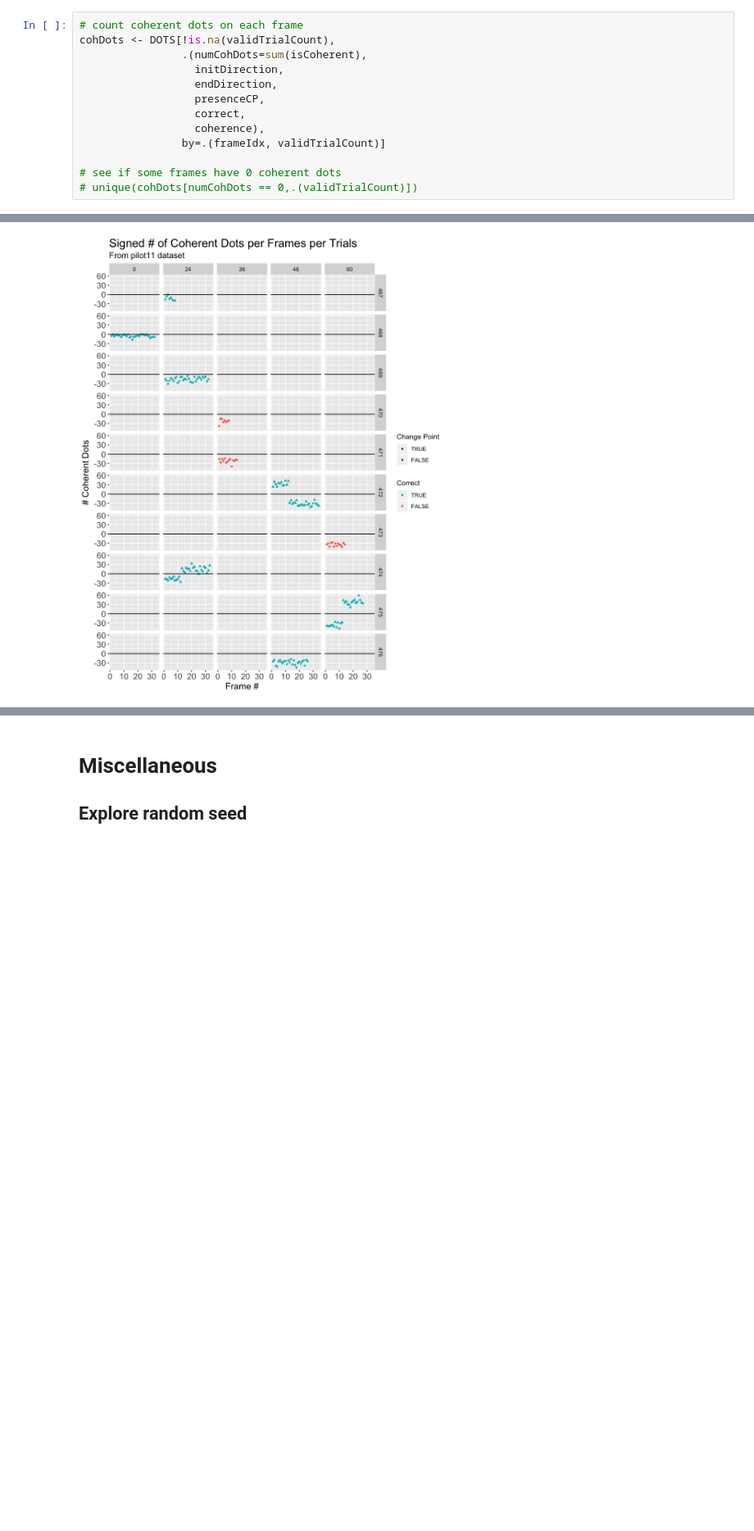
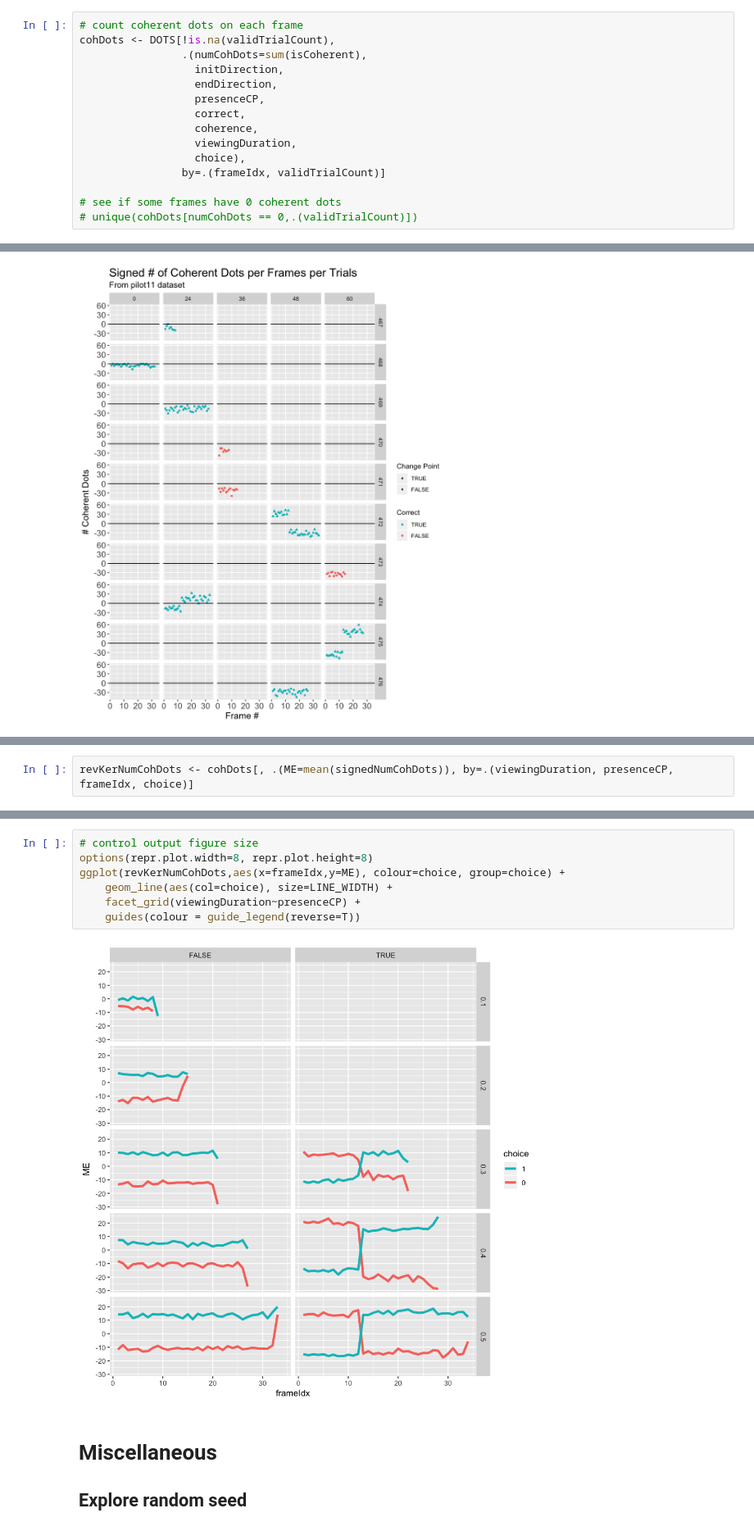
Before and after one commit to TheGoldLab/Analysis_SingleCP_DotsReversal, a Jupyter notebook: Jupyter/pilot11.ipynb, the cells around one changed output, grey strips where cells are left out. Shown at 82% size. Drawn from its saved outputs; the diff is of its cells as text; blank space fills up the shorter version.

Commit message:
reverse kernels (attempt 1) with signed numCohDots

```diff
--- a/Jupyter/pilot11.ipynb
+++ b/Jupyter/pilot11.ipynb
@@ -1007,7 +1012,9 @@ cohDots <- DOTS[!is.na(validTrialCount),
                   endDirection,
                   presenceCP,
                   correct,
-                  coherence),
+                  coherence,
+                  viewingDuration,
+                  choice),
                 by=.(frameIdx, validTrialCount)]
 
 # see if some frames have 0 coherent dots
@@ -1072,0 +1085,2 @@ ggplot(cohDots[validTrialCount > 466], aes(x=frameIdx, y=signedNumCohDots)) +
+# %%
+revKerNumCohDots <- cohDots[, .(ME=mean(signedNumCohDots)), by=.(viewingDuration, presenceCP, frameIdx, choice)]
@@ -1073,3 +1097,12 @@ ggplot(cohDots[validTrialCount > 466], aes(x=frameIdx, y=signedNumCohDots)) +
+# %%
+# control output figure size
+options(repr.plot.width=8, repr.plot.height=8)
+ggplot(revKerNumCohDots,aes(x=frameIdx,y=ME), colour=choice, group=choice) +
+    geom_line(aes(col=choice), size=LINE_WIDTH) +
+    facet_grid(viewingDuration~presenceCP) +
+    guides(colour = guide_legend(reverse=T))
+# %% [output]
+[figure, added]
 # %% [markdown]
 # Miscellaneous
 ##  Explore random seed
```
Also changed, not shown: parts of 5 cells of this notebook.
